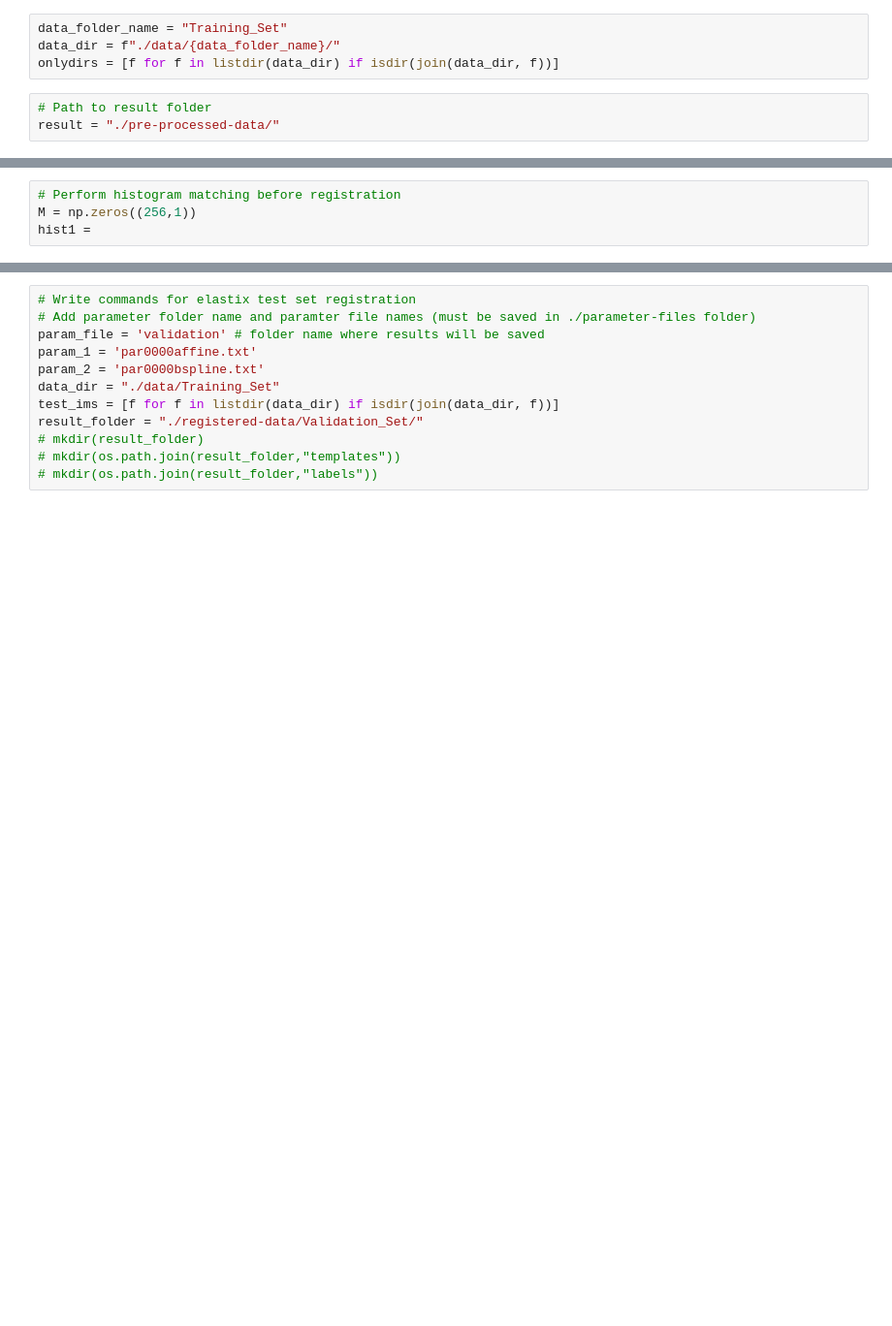
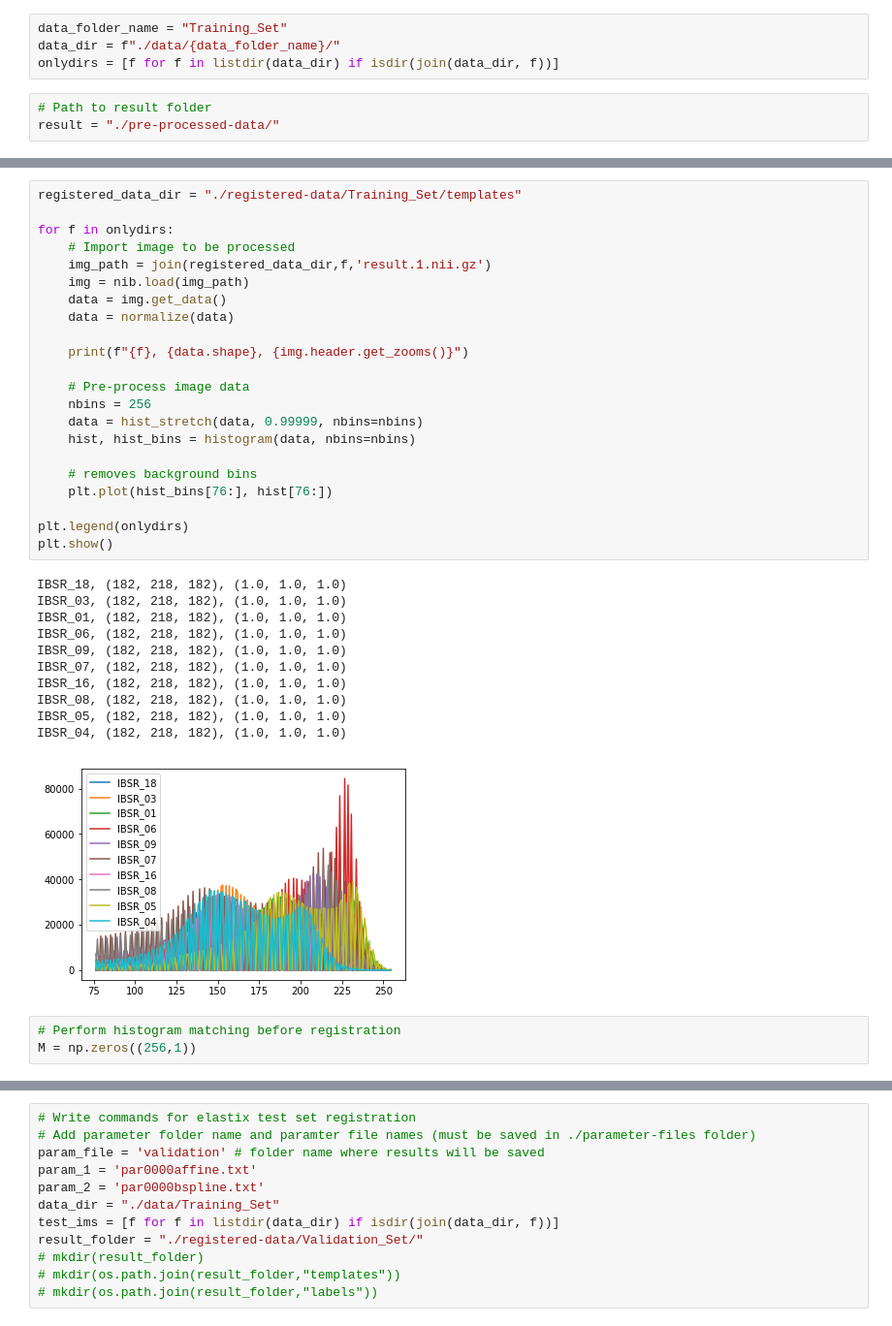
Before and after one commit to OlehKSS/misa-project, a Jupyter notebook: Pre-processing.ipynb, the cells around one changed output, grey strips where cells are left out. Shown at 97% size. Drawn from its saved outputs; the diff is of its cells as text; blank space fills up the shorter version.

```diff
--- a/Pre-processing.ipynb
+++ b/Pre-processing.ipynb
@@ -151,7 +186,40 @@ for f in onlydirs:
+# %%
+registered_data_dir = "./registered-data/Training_Set/templates"
+
+for f in onlydirs:
+    # Import image to be processed
+    img_path = join(registered_data_dir,f,'result.1.nii.gz')
+    img = nib.load(img_path)
+    data = img.get_data()
+    data = normalize(data)
+
+    print(f"{f}, {data.shape}, {img.header.get_zooms()}")
+
+    # Pre-process image data
+    nbins = 256
+    data = hist_stretch(data, 0.99999, nbins=nbins)
+    hist, hist_bins = histogram(data, nbins=nbins)
+
+    # removes background bins
+    plt.plot(hist_bins[76:], hist[76:])
+
+plt.legend(onlydirs)
+plt.show()
+# %% [output]
+IBSR_18, (182, 218, 182), (1.0, 1.0, 1.0)
+IBSR_03, (182, 218, 182), (1.0, 1.0, 1.0)
+IBSR_01, (182, 218, 182), (1.0, 1.0, 1.0)
+IBSR_06, (182, 218, 182), (1.0, 1.0, 1.0)
+IBSR_09, (182, 218, 182), (1.0, 1.0, 1.0)
+IBSR_07, (182, 218, 182), (1.0, 1.0, 1.0)
+IBSR_16, (182, 218, 182), (1.0, 1.0, 1.0)
+IBSR_08, (182, 218, 182), (1.0, 1.0, 1.0)
+IBSR_05, (182, 218, 182), (1.0, 1.0, 1.0)
+IBSR_04, (182, 218, 182), (1.0, 1.0, 1.0)
+[figure, added]
 # %%
 # Perform histogram matching before registration
 M = np.zeros((256,1))
-hist1 =
 # %%
 img_path = join(data_dir,f,f'{f}.nii.gz')
 img = nib.load(img_path)
```
Also changed, not shown: parts of 25 cells of this notebook, 1 other file.
